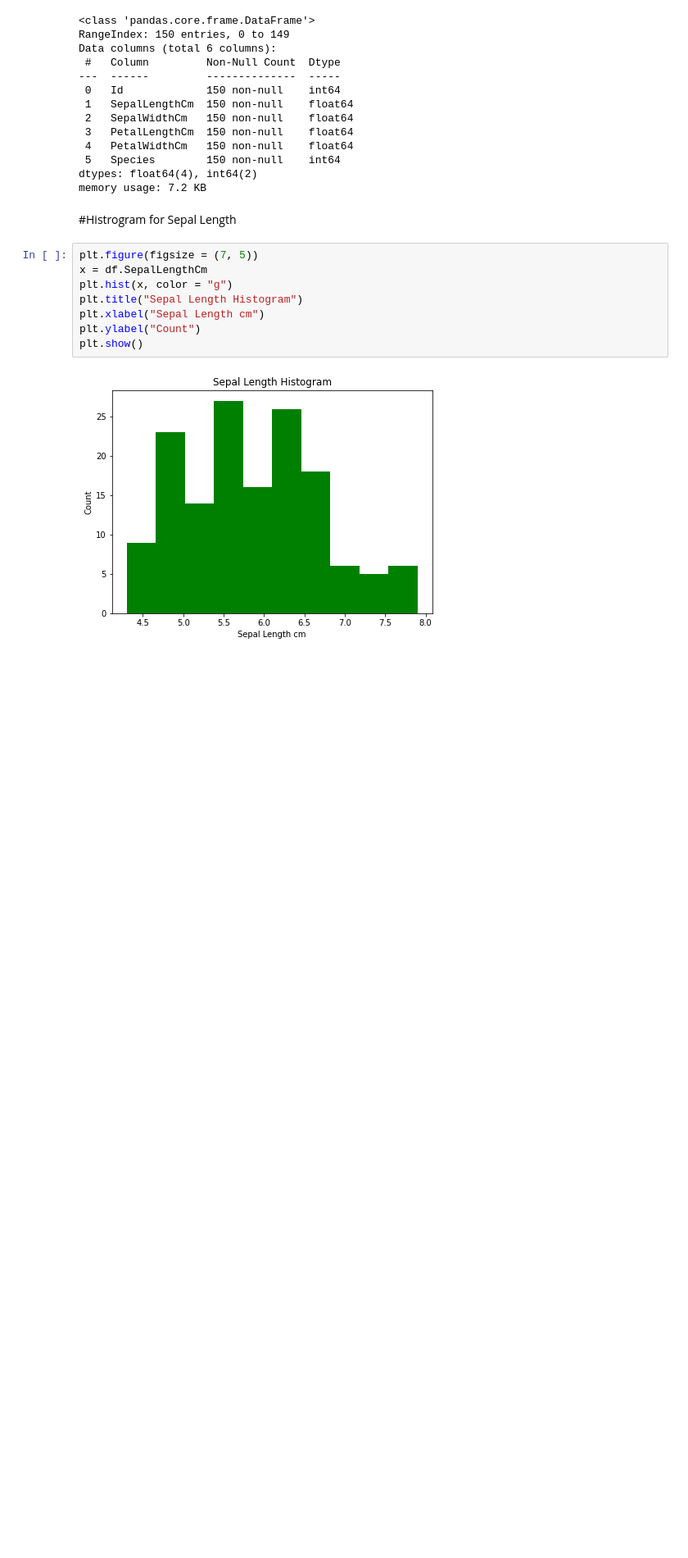
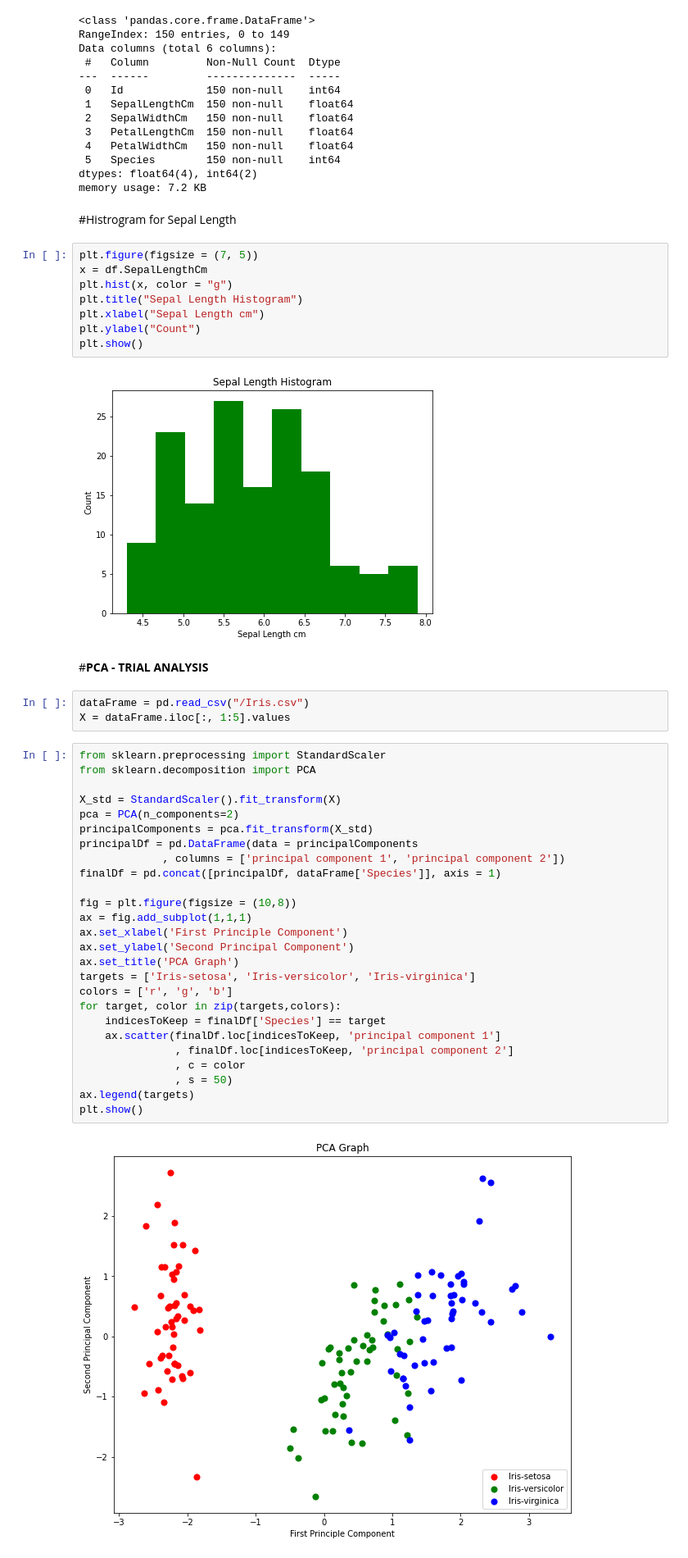
Before and after one commit to Shidhila-cp/python-programming-lab-cusat, a Jupyter notebook: Data_Frames.ipynb, the cells around one changed output. Shown at 82% size. Drawn from its saved outputs; the diff is of its cells as text; blank space fills up the shorter version.

```diff
--- a/Data_Frames.ipynb
+++ b/Data_Frames.ipynb
@@ -162,3 +157,36 @@ plt.ylabel("Count")
 plt.show()
 # %% [output]
 [figure]
+# %% [markdown]
+#**PCA - TRIAL ANALYSIS**
+# %%
+dataFrame = pd.read_csv("/Iris.csv")
+X = dataFrame.iloc[:, 1:5].values
+# %%
+from sklearn.preprocessing import StandardScaler
+from sklearn.decomposition import PCA
+
+X_std = StandardScaler().fit_transform(X)
+pca = PCA(n_components=2)
+principalComponents = pca.fit_transform(X_std)
+principalDf = pd.DataFrame(data = principalComponents
+             , columns = ['principal component 1', 'principal component 2'])
+finalDf = pd.concat([principalDf, dataFrame['Species']], axis = 1)
+
+fig = plt.figure(figsize = (10,8))
+ax = fig.add_subplot(1,1,1)
+ax.set_xlabel('First Principle Component')
+ax.set_ylabel('Second Principal Component')
+ax.set_title('PCA Graph')
+targets = ['Iris-setosa', 'Iris-versicolor', 'Iris-virginica']
+colors = ['r', 'g', 'b']
+for target, color in zip(targets,colors):
+    indicesToKeep = finalDf['Species'] == target
+    ax.scatter(finalDf.loc[indicesToKeep, 'principal component 1']
+               , finalDf.loc[indicesToKeep, 'principal component 2']
+               , c = color
+               , s = 50)
+ax.legend(targets)
+plt.show()
+# %% [output]
+[figure, added]
```
Also changed, not shown: parts of 3 cells of this notebook.
